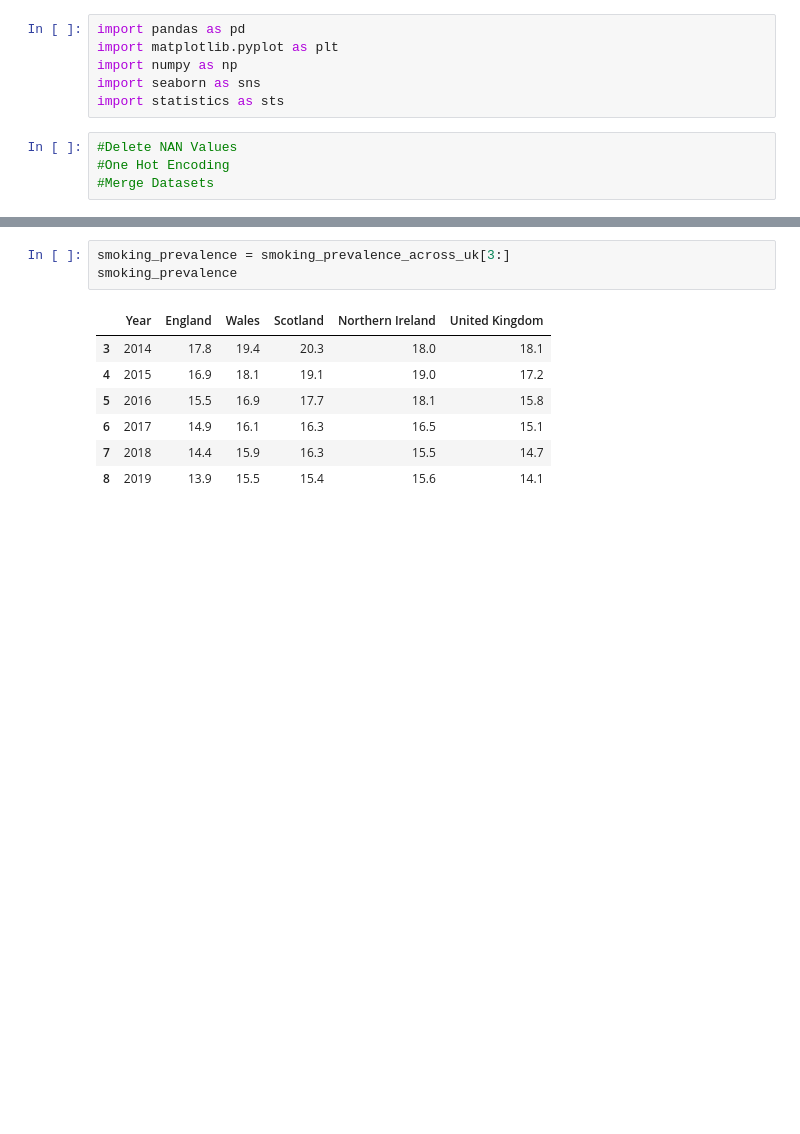
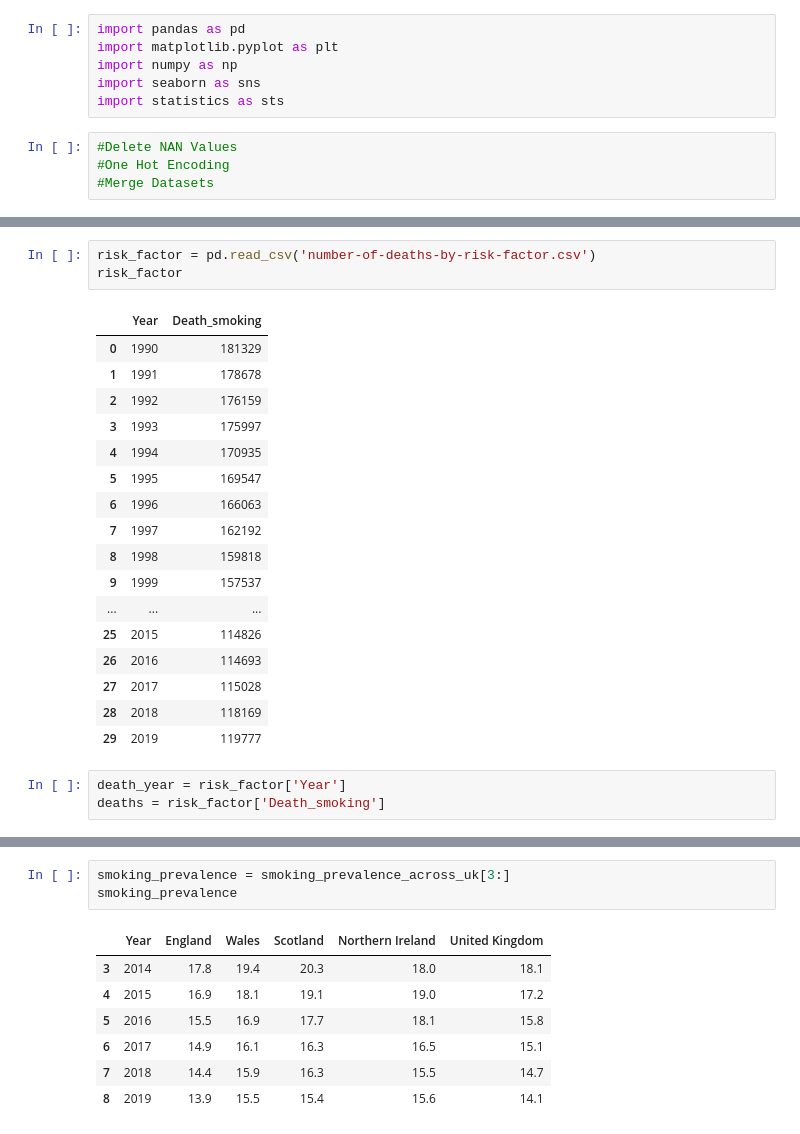
Before and after one commit to alptercan/data-analytics-project, a Jupyter notebook: Tobacco_Control.ipynb, the cells around one changed output, grey strips where cells are left out. Cells and saved outputs as stored; diff of their text form; blank space fills up the shorter version.

```diff
--- a/Tobacco_Control.ipynb
+++ b/Tobacco_Control.ipynb
@@ -14,0 +38,24 @@ smoking_prevalence_across_uk = pd.read_csv('smoking_prevalence _across_uk.csv')
+# %%
+risk_factor = pd.read_csv('number-of-deaths-by-risk-factor.csv')
+risk_factor
+# %% [output]
+|  | Year | Death_smoking |
+| 0 | 1990 | 181329 |
+| 1 | 1991 | 178678 |
+| 2 | 1992 | 176159 |
+| 3 | 1993 | 175997 |
+| 4 | 1994 | 170935 |
+| 5 | 1995 | 169547 |
+| 6 | 1996 | 166063 |
+| 7 | 1997 | 162192 |
+| 8 | 1998 | 159818 |
+| 9 | 1999 | 157537 |
+| ... | ... | ... |
+| 25 | 2015 | 114826 |
+| 26 | 2016 | 114693 |
+| 27 | 2017 | 115028 |
+| 28 | 2018 | 118169 |
+| 29 | 2019 | 119777 |
+# %%
+death_year = risk_factor['Year']
+deaths = risk_factor['Death_smoking']
```
Also changed, not shown: parts of 8 cells of this notebook, 2 other files.
